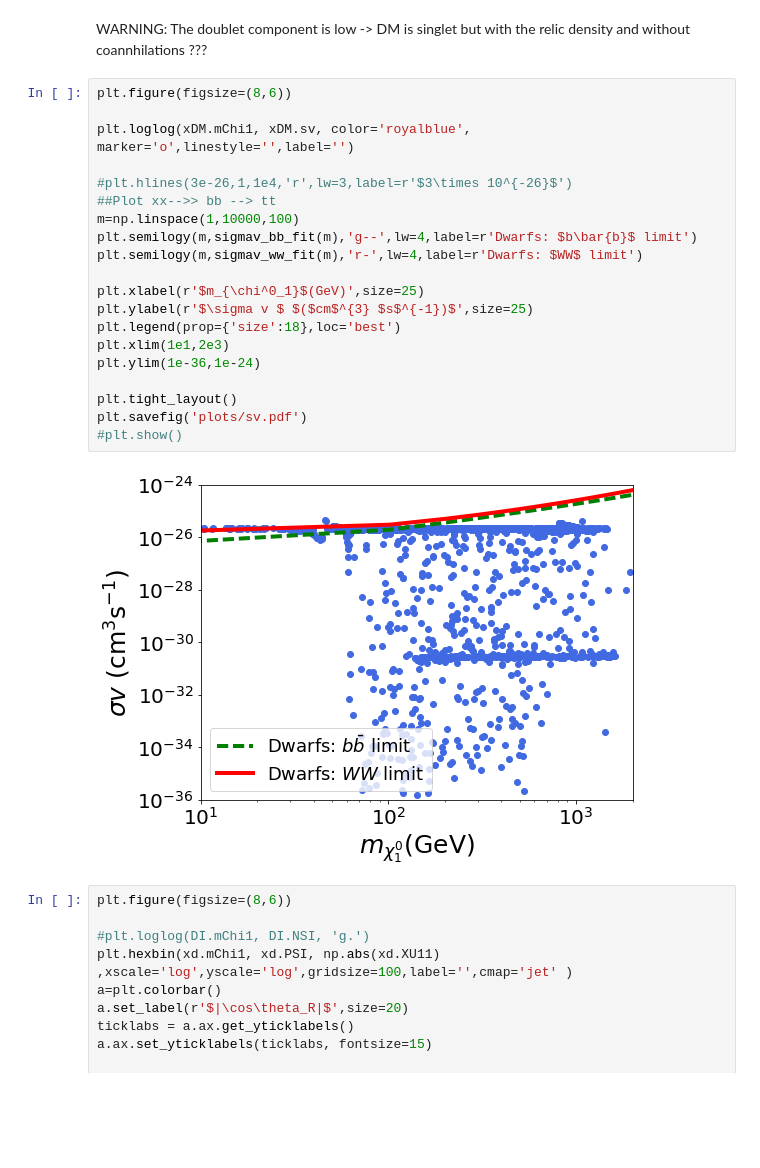
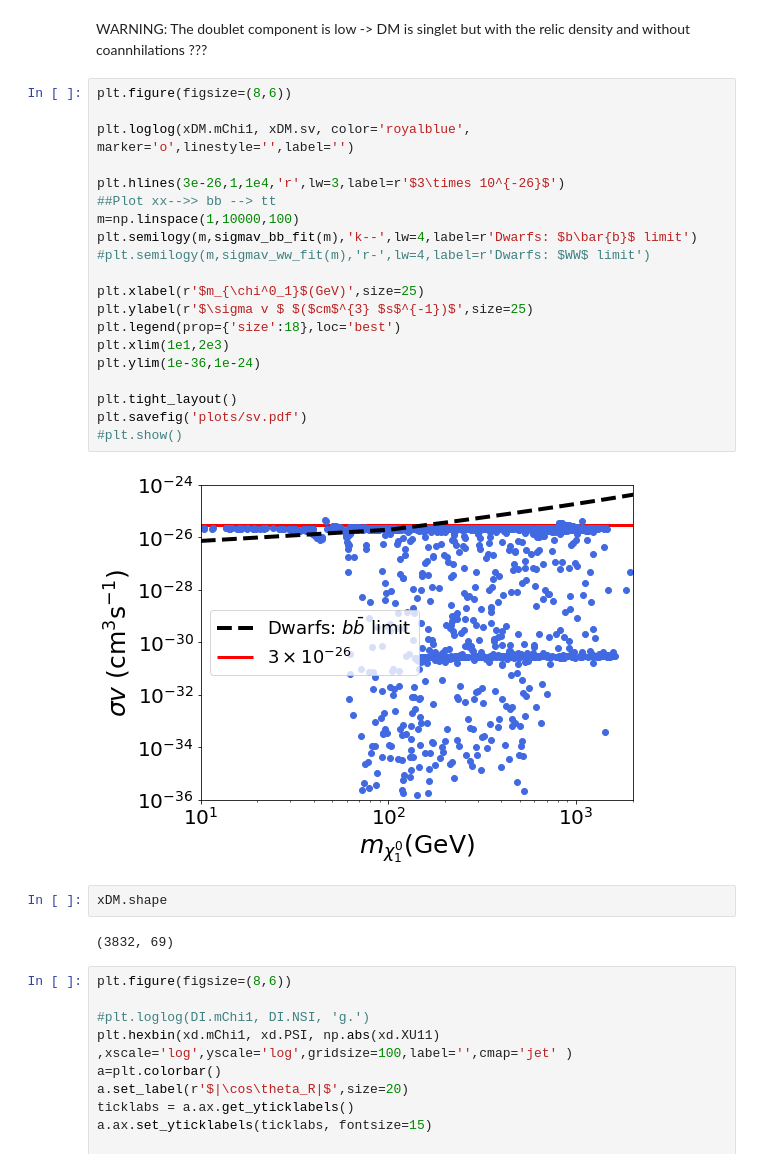
Before and after one commit to anferivera/SDdiracDM, a Jupyter notebook: run-model-general-scan.ipynb, the cells around one changed output. Drawn from its saved outputs; the diff is of its cells as text; blank space fills up the shorter version.

```diff
--- a/run-model-general-scan.ipynb
+++ b/run-model-general-scan.ipynb
@@ -746,25 +750,29 @@ WARNING: The doublet component is low -> DM is singlet but with the relic densit
 # %%
 plt.figure(figsize=(8,6))
 
 plt.loglog(xDM.mChi1, xDM.sv, color='royalblue', marker='o',linestyle='',label='')
 
-#plt.hlines(3e-26,1,1e4,'r',lw=3,label=r'$3\times 10^{-26}$')
+plt.hlines(3e-26,1,1e4,'r',lw=3,label=r'$3\times 10^{-26}$')
 ##Plot xx-->> bb --> tt
 m=np.linspace(1,10000,100)
-plt.semilogy(m,sigmav_bb_fit(m),'g--',lw=4,label=r'Dwarfs: $b\bar{b}$ limit')
-plt.semilogy(m,sigmav_ww_fit(m),'r-',lw=4,label=r'Dwarfs: $WW$ limit')
+plt.semilogy(m,sigmav_bb_fit(m),'k--',lw=4,label=r'Dwarfs: $b\bar{b}$ limit')
+#plt.semilogy(m,sigmav_ww_fit(m),'r-',lw=4,label=r'Dwarfs: $WW$ limit')
 
 plt.xlabel(r'$m_{\chi^0_1}$(GeV)',size=25)
 plt.ylabel(r'$\sigma v $ $($cm$^{3} $s$^{-1})$',size=25)
 plt.legend(prop={'size':18},loc='best')
 plt.xlim(1e1,2e3)
 plt.ylim(1e-36,1e-24)
 
 plt.tight_layout()
 plt.savefig('plots/sv.pdf')
 #plt.show()
 # %% [output]
-[figure, old version]
+[figure, new version]
+# %%
+xDM.shape
+# %% [output]
+(3832, 69)
 # %%
 plt.figure(figsize=(8,6))
 
```
Also changed, not shown: parts of 9 cells of this notebook, 2 other files.
